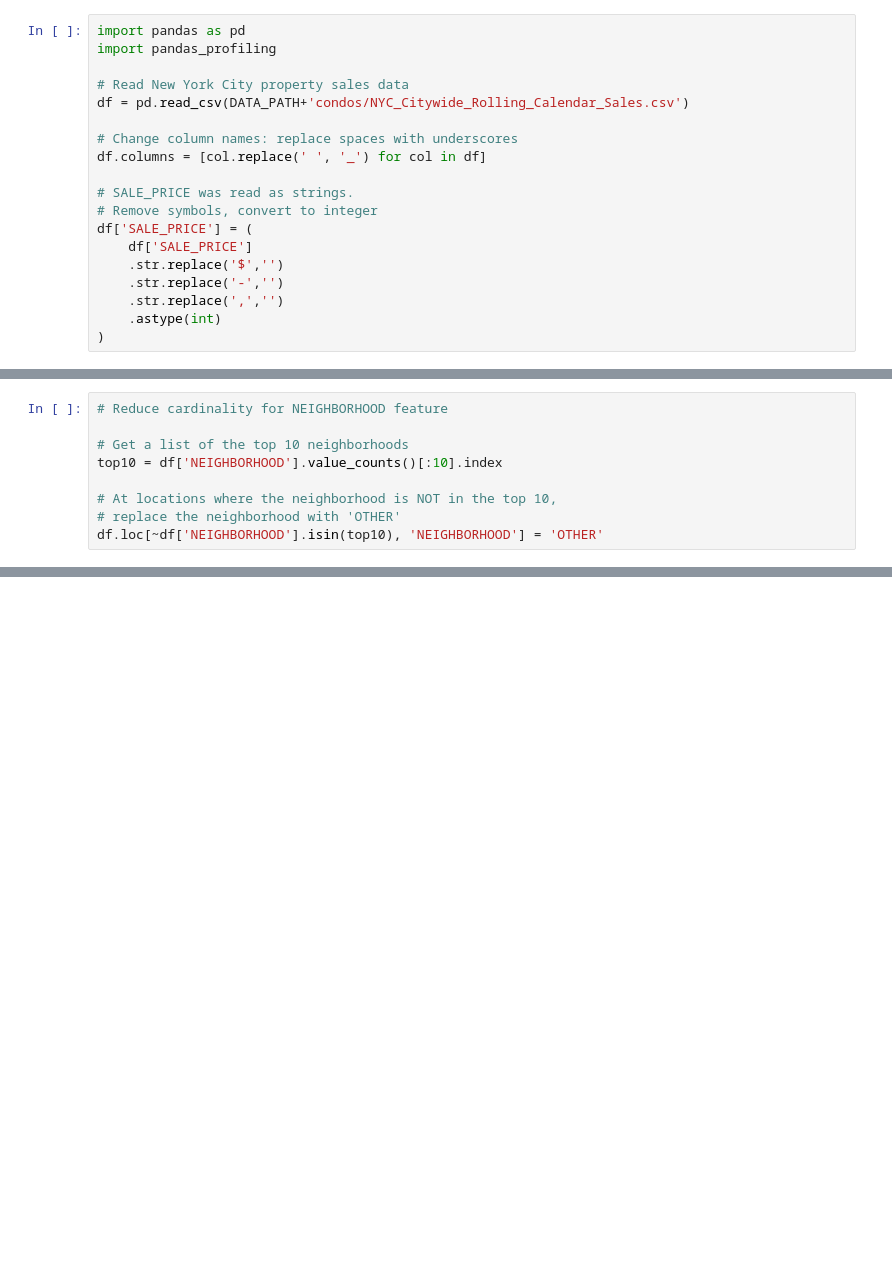
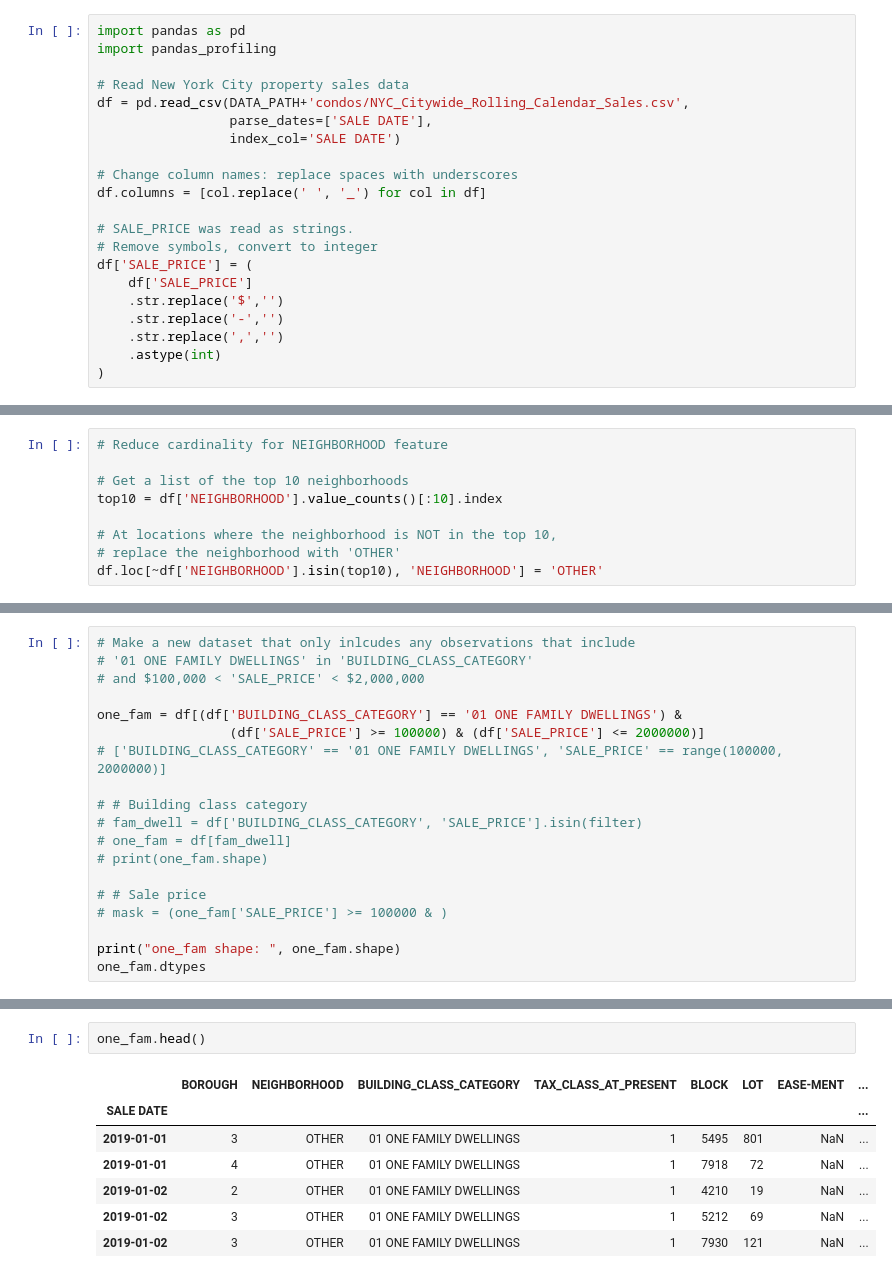
Before and after one commit to bloominstituteoftechnology/DS-Unit-2-Linear-Models, a Jupyter notebook: module3-ridge-regression/LS_DS_213_assignment.ipynb, the cells around one changed output, grey strips where cells are left out. Saved outputs shown, nothing was run; the diff lists cells and outputs as text; blank space fills up the shorter version.

```diff
--- a/module3-ridge-regression/LS_DS_213_assignment.ipynb
+++ b/module3-ridge-regression/LS_DS_213_assignment.ipynb
@@ -62,7 +64,9 @@ import pandas as pd
 import pandas_profiling
 
 # Read New York City property sales data
-df = pd.read_csv(DATA_PATH+'condos/NYC_Citywide_Rolling_Calendar_Sales.csv')
+df = pd.read_csv(DATA_PATH+'condos/NYC_Citywide_Rolling_Calendar_Sales.csv',
+                 parse_dates=['SALE DATE'],
+                 index_col='SALE DATE')
 
 # Change column names: replace spaces with underscores
 df.columns = [col.replace(' ', '_') for col in df]
@@ -91,0 +98,19 @@ df.loc[~df['NEIGHBORHOOD'].isin(top10), 'NEIGHBORHOOD'] = 'OTHER'
+# %%
+# Make a new dataset that only inlcudes any observations that include
+# '01 ONE FAMILY DWELLINGS' in 'BUILDING_CLASS_CATEGORY'
+# and $100,000 < 'SALE_PRICE' < $2,000,000
+
+one_fam = df[(df['BUILDING_CLASS_CATEGORY'] == '01 ONE FAMILY DWELLINGS') &
+                 (df['SALE_PRICE'] >= 100000) & (df['SALE_PRICE'] <= 2000000)]
+# ['BUILDING_CLASS_CATEGORY' == '01 ONE FAMILY DWELLINGS', 'SALE_PRICE' == range(100000, 2000000)]
+
+# # Building class category
+# fam_dwell = df['BUILDING_CLASS_CATEGORY', 'SALE_PRICE'].isin(filter)
+# one_fam = df[fam_dwell]
+# print(one_fam.shape)
+
+# # Sale price
+# mask = (one_fam['SALE_PRICE'] >= 100000 & )
+
+print("one_fam shape: ", one_fam.shape)
+one_fam.dtypes
@@ -91,0 +136,10 @@ df.loc[~df['NEIGHBORHOOD'].isin(top10), 'NEIGHBORHOOD'] = 'OTHER'
+# %%
+one_fam.head()
+# %% [output]
+|  | BOROUGH | NEIGHBORHOOD | BUILDING_CLASS_CATEGORY | TAX_CLASS_AT_PRESENT | BLOCK | LOT | EASE-MENT | ... |
+| SALE DATE |  |  |  |  |  |  |  | ... |
+| 2019-01-01 | 3 | OTHER | 01 ONE FAMILY DWELLINGS | 1 | 5495 | 801 | NaN | ... |
+| 2019-01-01 | 4 | OTHER | 01 ONE FAMILY DWELLINGS | 1 | 7918 | 72 | NaN | ... |
+| 2019-01-02 | 2 | OTHER | 01 ONE FAMILY DWELLINGS | 1 | 4210 | 19 | NaN | ... |
+| 2019-01-02 | 3 | OTHER | 01 ONE FAMILY DWELLINGS | 1 | 5212 | 69 | NaN | ... |
+| 2019-01-02 | 3 | OTHER | 01 ONE FAMILY DWELLINGS | 1 | 7930 | 121 | NaN | ... |
```
Also changed, not shown: parts of 19 cells of this notebook.
